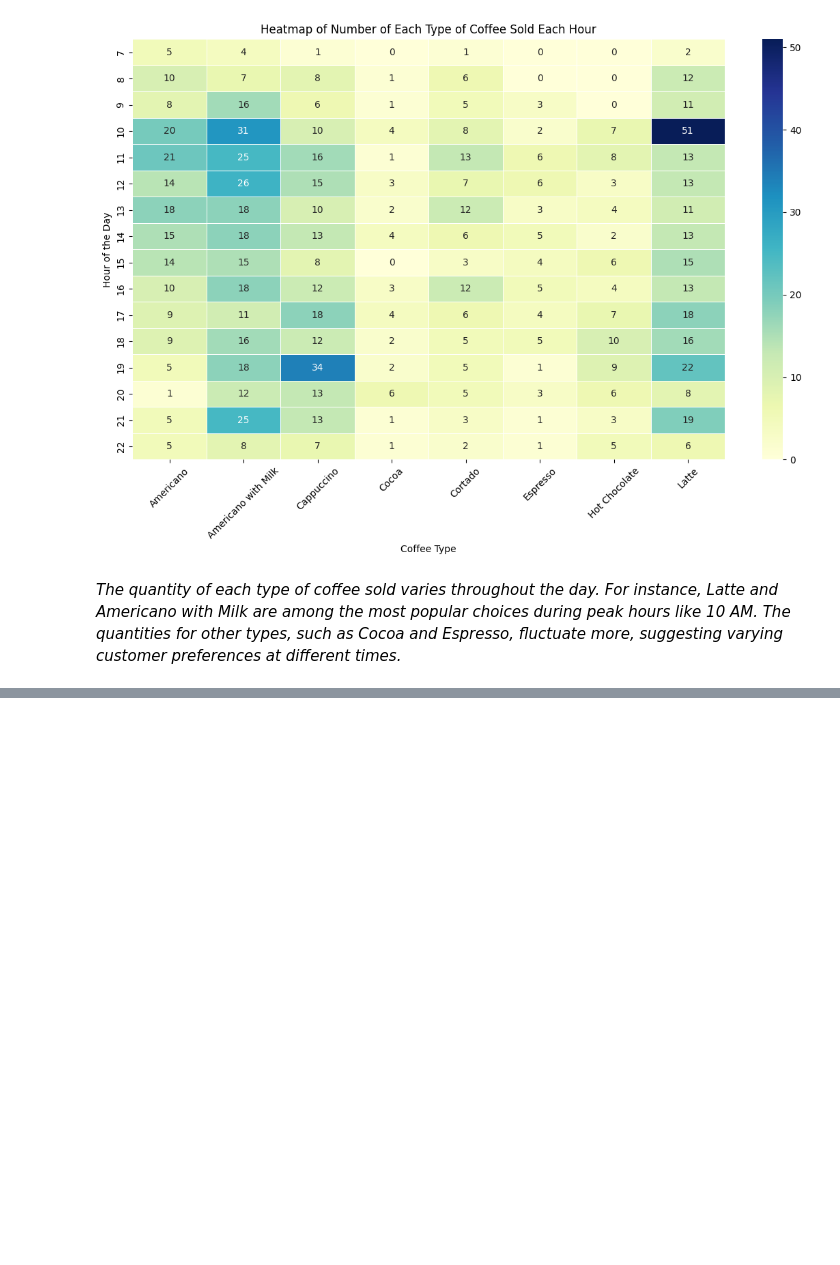
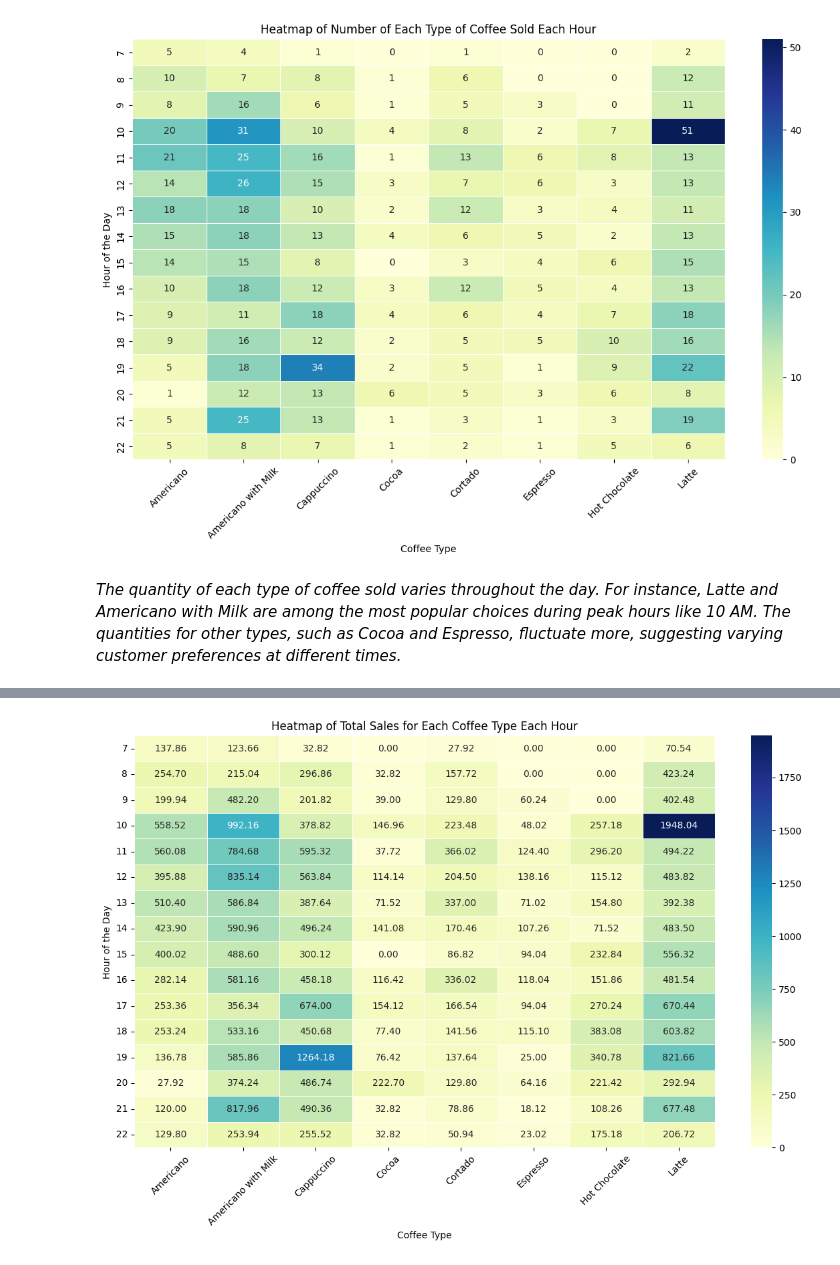
Before and after one commit to Viktoriia-Shalaieva/Coffee_Sales_Data_Analysis, a Jupyter notebook: Python/coffee_sales.ipynb, the cells around one changed output, grey strips where cells are left out. Cells and saved outputs as stored; diff of their text form; code cells hidden in the pictures; blank space fills up the shorter version.

Commit message:
total revenue generated from each coffee type per hour

```diff
--- a/Python/coffee_sales.ipynb
+++ b/Python/coffee_sales.ipynb
@@ -1094,0 +1097,18 @@ plt.show()
+# %%
+# Calculate the total sales for each coffee type each hour
+hourly_coffee_sales = (
+    df.groupby(['hour', 'coffee_name'])['money']
+    .sum()
+    .reset_index(name='Total Sales per Hour')
+    .rename(columns={'hour': 'Hour', 'coffee_name': 'Coffee Type'})
+)
+
+# Pivot the table to make 'Hour' the index and 'Coffee Type' the columns
+hourly_coffee_sales_pivot = (
+    hourly_coffee_sales.pivot(index='Hour', columns='Coffee Type', values='Total Sales per Hour')
+    .fillna(0)
+)
+
+# Print total sales for each type of coffee each hour
+print("Total sales for each type of coffee each hour:")
+print(hourly_coffee_sales_pivot)
@@ -1094,0 +1133,12 @@ plt.show()
+# %%
+# Create a heatmap to visualize the total sales for each coffee type each hour
+plt.figure(figsize=(14, 8))  # Set the size of the figure
+heatmap = sns.heatmap(hourly_coffee_sales_pivot, cmap='YlGnBu', annot=True, fmt='.2f', linewidths=0.5)
+plt.title('Heatmap of Total Sales for Each Coffee Type Each Hour')
+plt.xlabel('Coffee Type')
+plt.ylabel('Hour of the Day')
+plt.xticks(rotation=45)
+plt.yticks(rotation=0)
+plt.show()
+# %% [output]
+[figure, added]
```
Also changed, not shown: parts of 3 cells of this notebook.
